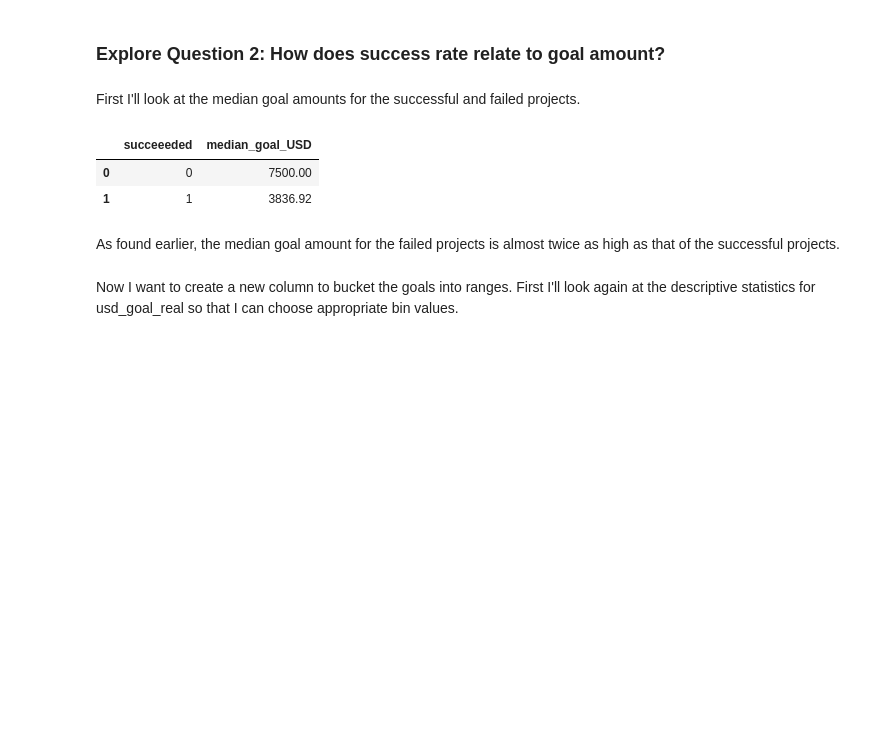
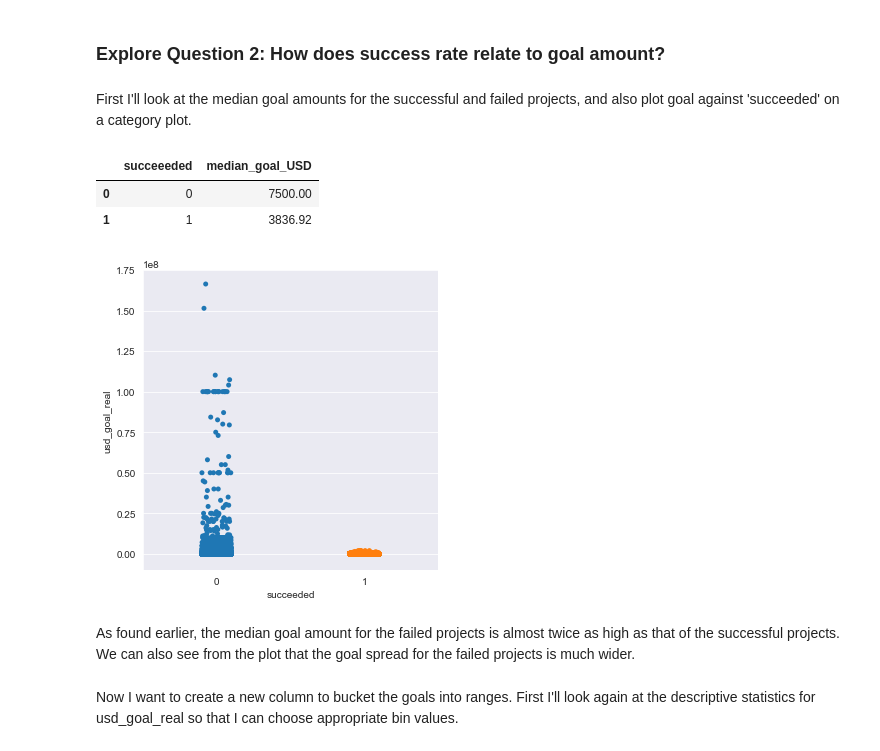
Before and after one commit to cnspatino/Kickstarter_Analysis, a Jupyter notebook: Kickstarter_analysis.ipynb, the cells around one changed output. Cells and saved outputs as stored; diff of their text form; code cells hidden in the pictures; blank space fills up the shorter version.

Commit message:
Added category plots for goal and duration

```diff
--- a/Kickstarter_analysis.ipynb
+++ b/Kickstarter_analysis.ipynb
@@ -567,7 +567,7 @@ This looks like it could be the case for Technology, which does have the highest
 # %% [markdown]
 ### Explore Question 2: How does success rate relate to goal amount?
 # %% [markdown]
-First I'll look at the median goal amounts for the successful and failed projects.
+First I'll look at the median goal amounts for the successful and failed projects, and also plot goal against 'succeeded' on a category plot.
 # %%
 # group by succeeded and get median of goal
 median_goal = df_completed.groupby('succeeded').median()['usd_goal_real'].reset_index()
@@ -577,8 +577,13 @@ median_goal
 |  | succeeeded | median_goal_USD |
 | 0 | 0 | 7500.00 |
 | 1 | 1 | 3836.92 |
+# %%
+# create category plot
+sns.catplot(x="succeeded", y="usd_goal_real", data=df_completed);
+# %% [output]
+[figure, added]
 # %% [markdown]
-As found earlier, the median goal amount for the failed projects is almost twice as high as that of the successful projects.
+As found earlier, the median goal amount for the failed projects is almost twice as high as that of the successful projects. We can also see from the plot that the goal spread for the failed projects is much wider.
 # %% [markdown]
 Now I want to create a new column to bucket the goals into ranges. First I'll look again at the descriptive statistics for usd_goal_real so that I can choose appropriate bin values.
 # %%
```
Also changed, not shown: parts of 11 cells of this notebook.
